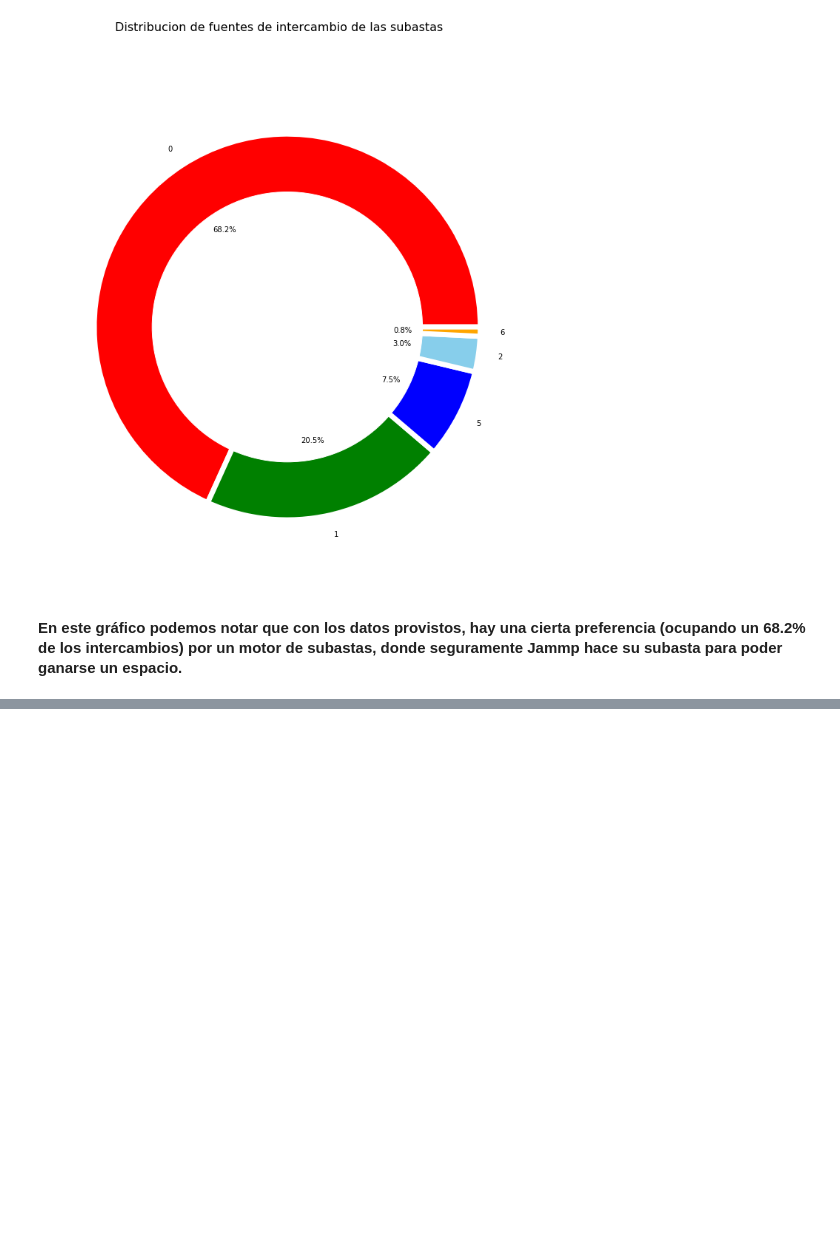
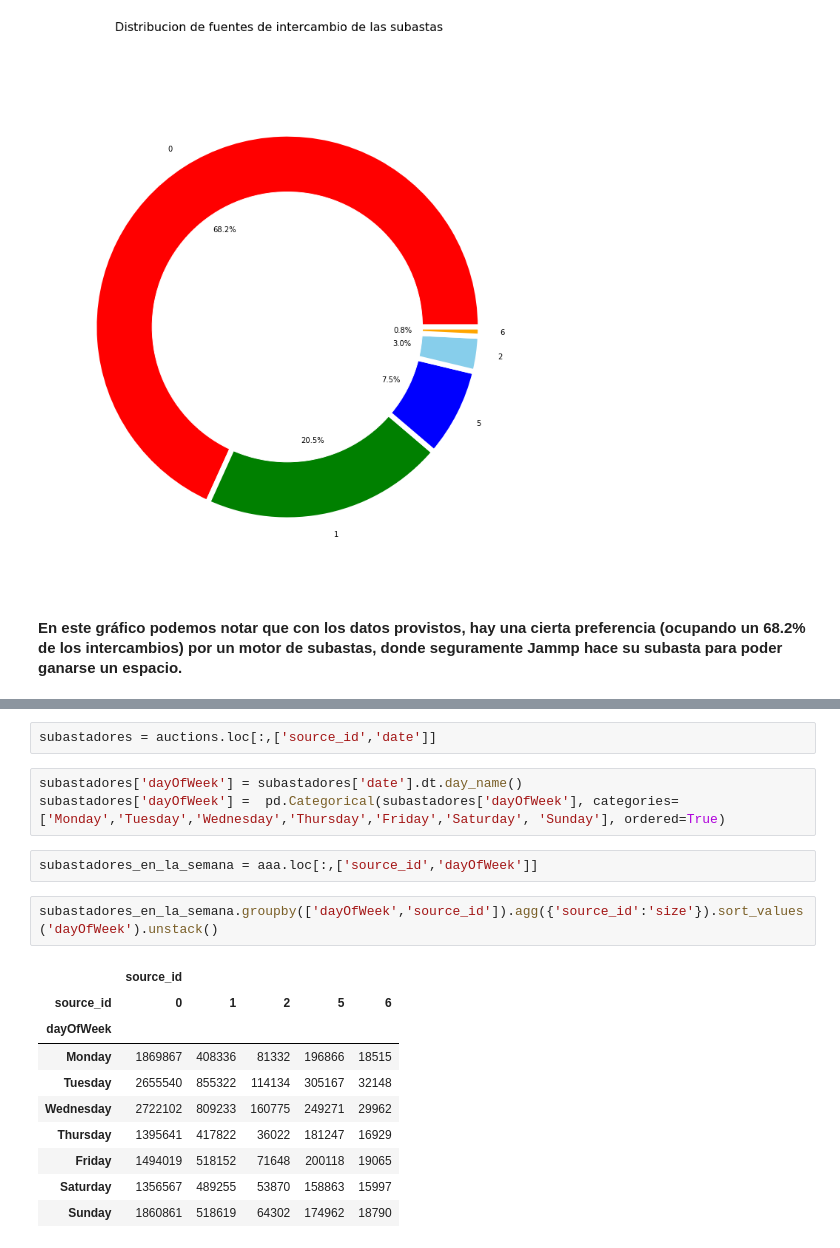
Before and after one commit to cruzpa95/Datos2019, a Jupyter notebook: auctions - analisis exploratorio.ipynb, the cells around one changed output, grey strips where cells are left out. Cells and saved outputs as stored; diff of their text form; blank space fills up the shorter version.

```diff
--- a/auctions - analisis exploratorio.ipynb
+++ b/auctions - analisis exploratorio.ipynb
@@ -154,0 +161,20 @@ plt.show()
+# %%
+subastadores = auctions.loc[:,['source_id','date']]
+# %%
+subastadores['dayOfWeek'] = subastadores['date'].dt.day_name()
+subastadores['dayOfWeek'] =  pd.Categorical(subastadores['dayOfWeek'], categories=['Monday','Tuesday','Wednesday','Thursday','Friday','Saturday', 'Sunday'], ordered=True)
+# %%
+subastadores_en_la_semana = aaa.loc[:,['source_id','dayOfWeek']]
+# %%
+subastadores_en_la_semana.groupby(['dayOfWeek','source_id']).agg({'source_id':'size'}).sort_values('dayOfWeek').unstack()
+# %% [output]
+|  | source_id |  |  |  |  |
+| source_id | 0 | 1 | 2 | 5 | 6 |
+| dayOfWeek |  |  |  |  |  |
+| Monday | 1869867 | 408336 | 81332 | 196866 | 18515 |
+| Tuesday | 2655540 | 855322 | 114134 | 305167 | 32148 |
+| Wednesday | 2722102 | 809233 | 160775 | 249271 | 29962 |
+| Thursday | 1395641 | 417822 | 36022 | 181247 | 16929 |
+| Friday | 1494019 | 518152 | 71648 | 200118 | 19065 |
+| Saturday | 1356567 | 489255 | 53870 | 158863 | 15997 |
+| Sunday | 1860861 | 518619 | 64302 | 174962 | 18790 |
```
Also changed, not shown: parts of 3 cells of this notebook.
